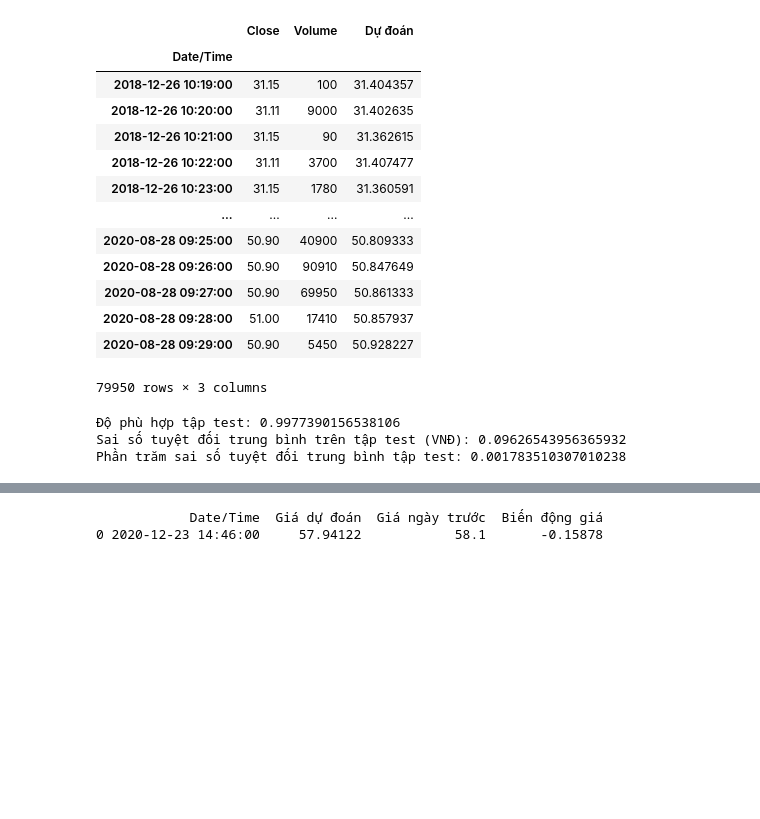
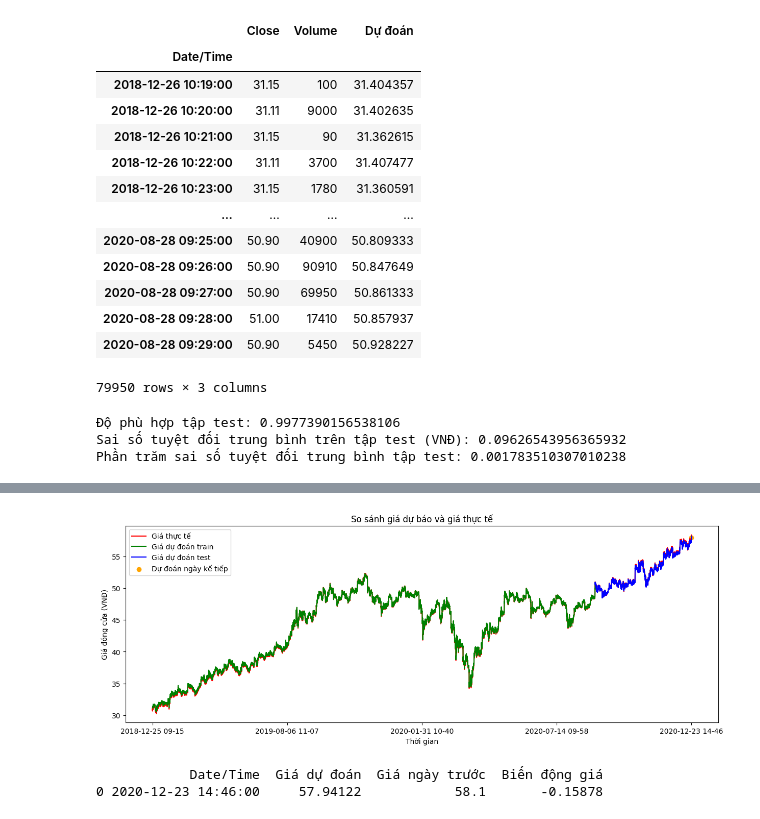
Before and after one commit to NgPcAnhh/Data, a Jupyter notebook: Stock_price_prediction(Mix_Close_Volume).ipynb, the cells around one changed output, grey strips where cells are left out. Cells and saved outputs as stored; diff of their text form; code cells hidden in the pictures; blank space fills up the shorter version.

Commit message:
Được tạo bằng Colab

```diff
--- a/Stock_price_prediction(Mix_Close_Volume).ipynb
+++ b/Stock_price_prediction(Mix_Close_Volume).ipynb
@@ -497 +469,49 @@ plt.show()
 [figure]
+# %%
+# cho thời gian bé để biểu đồ render nhanh hơn
+import pandas as pd
+import numpy as np
+import matplotlib.pyplot as plt
+from sklearn.preprocessing import MinMaxScaler
+from tensorflow.keras.models import load_model
+
+# Chuyển đổi cột 'Date/Time' thành định dạng datetime
+df['Date/Time'] = pd.to_datetime(df['Date/Time'], format='%Y-%m-%d %H-%M')
+
+# Gọi thêm ngày tiếp theo để dự đoán
+next_date = df['Date/Time'].iloc[-1] + pd.Timedelta(days=1)
+
+# Lấy 50 giá trị gần nhất của cả 'Close' và 'Volume' và chuẩn hóa
+last_50_days_normalized = sc.transform(df[['Close', 'Volume']].iloc[-50:].values)
+
+# Tạo dự đoán cho ngày kế tiếp bằng mô hình đã huấn luyện
+x_next = np.reshape(last_50_days_normalized, (1, last_50_days_normalized.shape[0], last_50_days_normalized.shape[1]))
+final_model = load_model("/content/drive/MyDrive/dataset/model_saving/FPTstocks_prediction_shortterm_v2.keras")
+y_next_predict = final_model.predict(x_next)
+
+# Đảo ngược chuẩn hóa để lấy giá trị dự đoán thực tế
+y_next_predict = sc.inverse_transform(np.hstack((y_next_predict, np.zeros((y_next_predict.shape[0], 1)))))[:, 0]
+
+# Thêm dữ liệu dự đoán của ngày kế tiếp vào DataFrame
+df1 = pd.concat([df1, pd.DataFrame({'Close': [y_next_predict[0]]}, index=[next_date])])
+
+# Vẽ biểu đồ
+plt.figure(figsize=(15, 5))
+plt.plot(df1.index.astype(str), df1['Close'], label='Giá thực tế', color='red')
+plt.plot(train_data1.index.astype(str), train_data1['Dự đoán'], label='Giá dự đoán train', color='green')
+plt.plot(test_data1.index.astype(str), test_data1['Dự đoán'], label='Giá dự đoán test', color='blue')
+
+# Chỉ lấy một số mốc thời gian để hiển thị trên trục X
+num_ticks = 5
+plt.xticks(np.linspace(0, len(df1.index) - 1, num_ticks).astype(int), df1.index[np.linspace(0, len(df1.index) - 1, num_ticks).astype(int)].strftime('%Y-%m-%d %H-%M'))
+
+# Kiểm tra nếu next_date không phải là NaT trước khi sử dụng strftime
+if not pd.isna(next_date):
+    plt.scatter([next_date.strftime('%Y-%m-%d %H-%M')], [y_next_predict[0]], color='orange', label='Dự đoán ngày kế tiếp')
+
+plt.xlabel('Thời gian')
+plt.ylabel('Giá đóng cửa (VNĐ)')
+plt.title('So sánh giá dự báo và giá thực tế')
+plt.legend()
+plt.show()
+# %% [output]
@@ -498,3 +520,4 @@ plt.show()
+[figure, added]
 # %%
 # Lấy giá trị của ngày cuối cùng trong tập dữ liệu
 actual_closing_price = df['Close'].iloc[-1]
```
Also changed, not shown: parts of 6 cells of this notebook.
